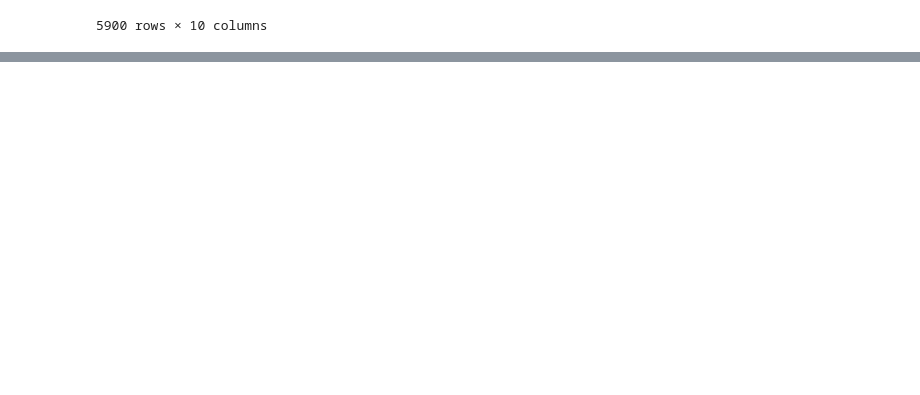
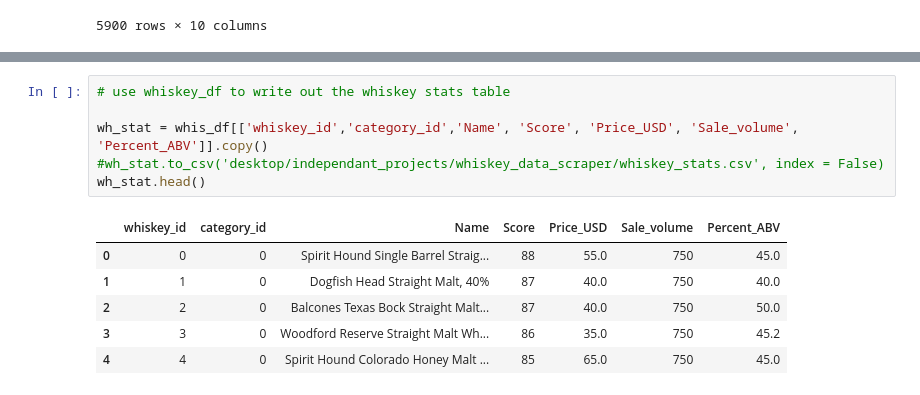
Before and after one commit to gspahlin/WhiskyAdvocate_ETL, a Jupyter notebook: whiskey_explore_and_clean.ipynb, the cells around one changed output, grey strips where cells are left out. Drawn from its saved outputs; the diff is of its cells as text; blank space fills up the shorter version.

```diff
--- a/whiskey_explore_and_clean.ipynb
+++ b/whiskey_explore_and_clean.ipynb
@@ -749,0 +854,13 @@ whis_df
+# %%
+# use whiskey_df to write out the whiskey stats table
+
+wh_stat = whis_df[['whiskey_id','category_id','Name', 'Score', 'Price_USD', 'Sale_volume', 'Percent_ABV']].copy()
+#wh_stat.to_csv('desktop/independant_projects/whiskey_data_scraper/whiskey_stats.csv', index = False)
+wh_stat.head()
+# %% [output]
+|  | whiskey_id | category_id | Name | Score | Price_USD | Sale_volume | Percent_ABV |
+| 0 | 0 | 0 | Spirit Hound Single Barrel Straig... | 88 | 55.0 | 750 | 45.0 |
+| 1 | 1 | 0 | Dogfish Head Straight Malt, 40% | 87 | 40.0 | 750 | 40.0 |
+| 2 | 2 | 0 | Balcones Texas Bock Straight Malt... | 87 | 40.0 | 750 | 50.0 |
+| 3 | 3 | 0 | Woodford Reserve Straight Malt Wh... | 86 | 35.0 | 750 | 45.2 |
+| 4 | 4 | 0 | Spirit Hound Colorado Honey Malt ... | 85 | 65.0 | 750 | 45.0 |
```
Also changed, not shown: parts of 9 cells of this notebook.
